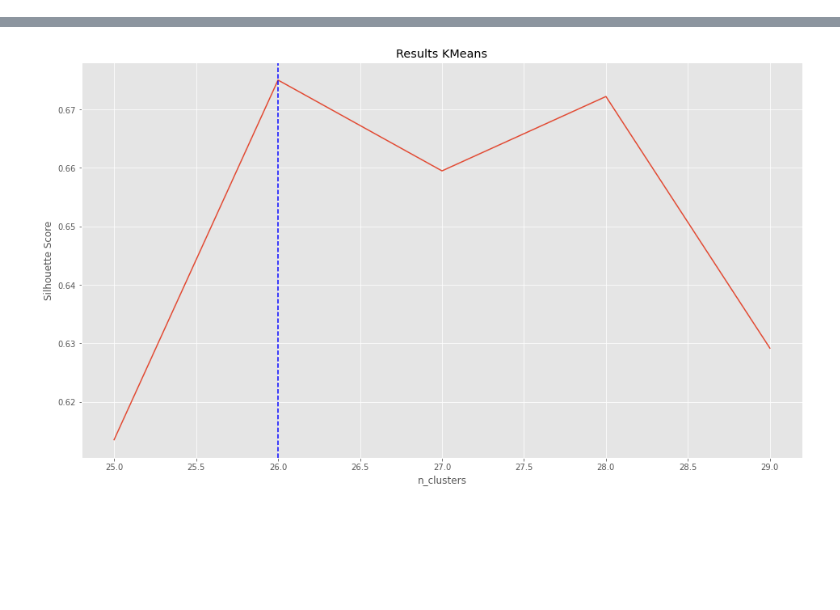
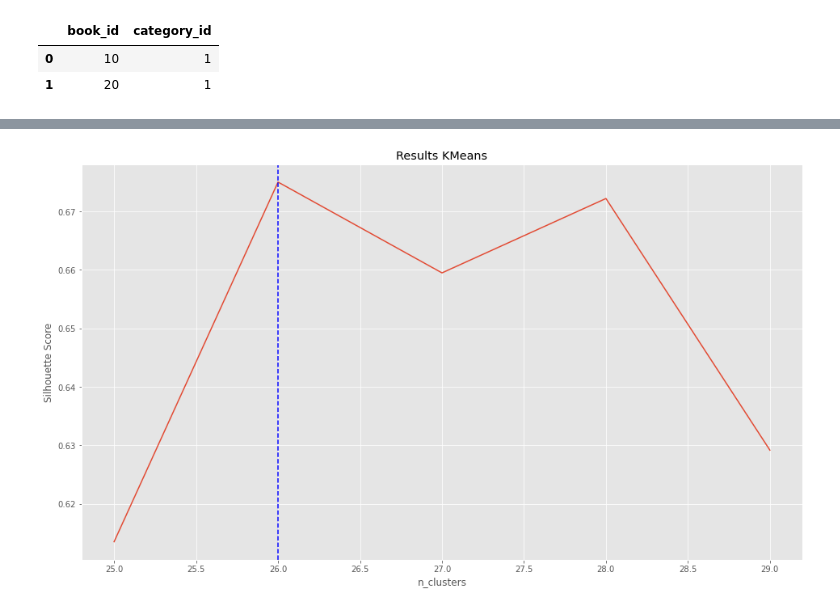
Before and after one commit to GyuYoungCho/BOOKS, a Jupyter notebook: backend/api/Untitled.ipynb, the cells around one changed output, grey strips where cells are left out. Saved outputs shown, nothing was run; the diff lists cells and outputs as text; code cells hidden in the pictures; blank space fills up the shorter version.

```diff
--- a/backend/api/Untitled.ipynb
+++ b/backend/api/Untitled.ipynb
@@ -62,6 +62,22 @@ user_log = user_log_data()
 user_category = user_category_data()
 book = book_data()
 review = review_data()
+# %%
+li = [10,20]
+cursor.execute('SELECT * FROM book where book_id in {}'.format(tuple(li)))
+
+result = []
+for c in cursor:
+    res = dict()
+    res['book_id'] = c[0]
+    res['category_id'] = c[4]
+    result.append(res)
+
+pd.DataFrame(result)
+# %% [output]
+|  | book_id | category_id |
+| 0 | 10 | 1 |
+| 1 | 20 | 1 |
 # %%
 from sklearn.preprocessing import MultiLabelBinarizer
 
```
Also changed, not shown: parts of 12 cells of this notebook, 6 other files.
